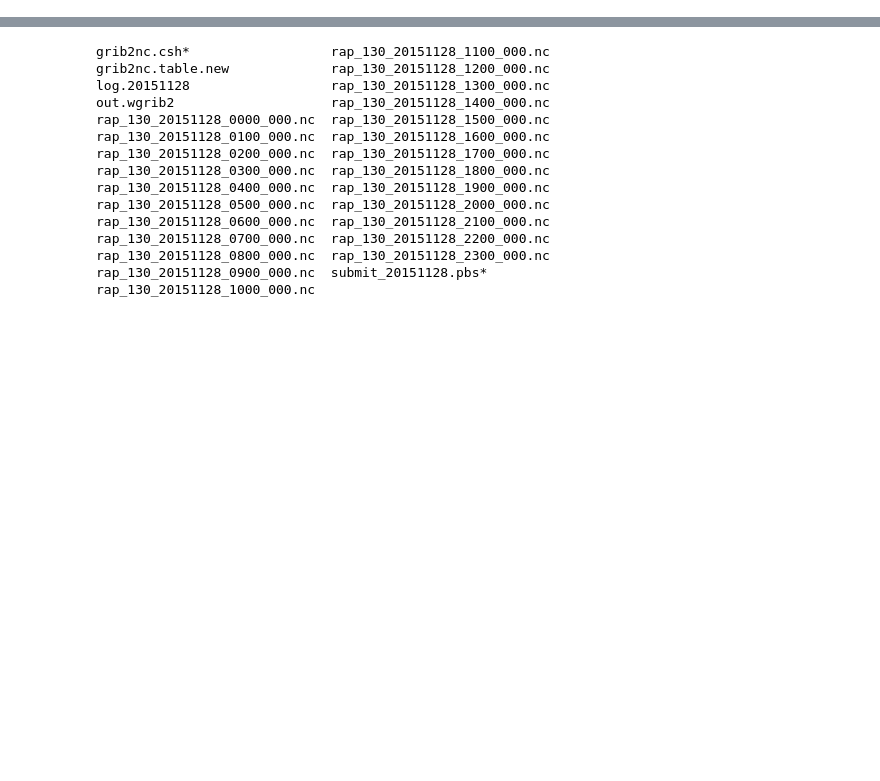
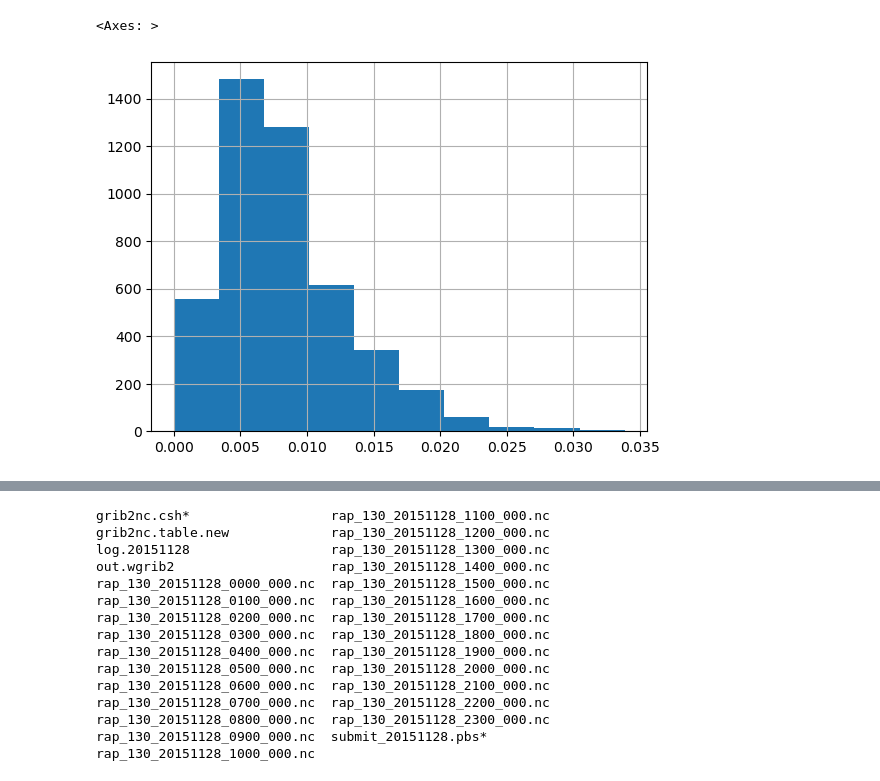
Before and after one commit to ai2es/ptype-physical, a Jupyter notebook: notebooks/RAP_maps.ipynb, the cells around one changed output, grey strips where cells are left out. Drawn from its saved outputs; the diff is of its cells as text; code cells hidden in the pictures; blank space fills up the shorter version.

```diff
--- a/notebooks/RAP_maps.ipynb
+++ b/notebooks/RAP_maps.ipynb
@@ -52,0 +40,21 @@ mod.inputs
+# %%
+df = pd.read_parquet("/glade/work/schreck/repos/evidential/main/results/ptype/classifier/evaluate/test_0.parquet")
+n_splits = 20
+ensemble_p = np.zeros((n_splits, df.shape[0]))
+ensemble_std = np.zeros((n_splits, df.shape[0]))
+ensemble_entropy = np.zeros((n_splits, df.shape[0]))
+ensemble_mutual = np.zeros((n_splits, df.shape[0]))
+
+# Loop over ensemble of parametric models
+for split in range(n_splits):
+    dfe = pd.read_parquet(os.path.join("/glade/work/schreck/repos/evidential/main/results/ptype/classifier", "evaluate", f"test_{split}.parquet"))
+    ensemble_p[split] = dfe["pred_conf"]
+    ensemble_std[split] = dfe["epistemic"]
+    ensemble_entropy[split] = dfe["entropy"]
+    ensemble_mutual[split] = dfe["mutual_info"]
+# Compute averages, uncertainties
+df["ave_conf"] = np.mean(ensemble_p, axis = 0)
+df["ave_entropy"] = np.mean(ensemble_entropy, axis = 0)
+df["ave_mutual_info"] = np.mean(ensemble_mutual, axis = 0)
+df["epistemic"] = np.var(ensemble_p, axis = 0)
+df["aleatoric"] = np.mean(ensemble_std, axis = 0)
@@ -52,0 +98,5 @@ mod.inputs
+# %%
+df[(df["TEMP_C_0_m"] > 0) & df["pl_percent"] > 0]["epistemic"].hist()
+# %% [output]
+<Axes: >
+[figure, added]
```
Also changed, not shown: parts of 71 cells of this notebook.
